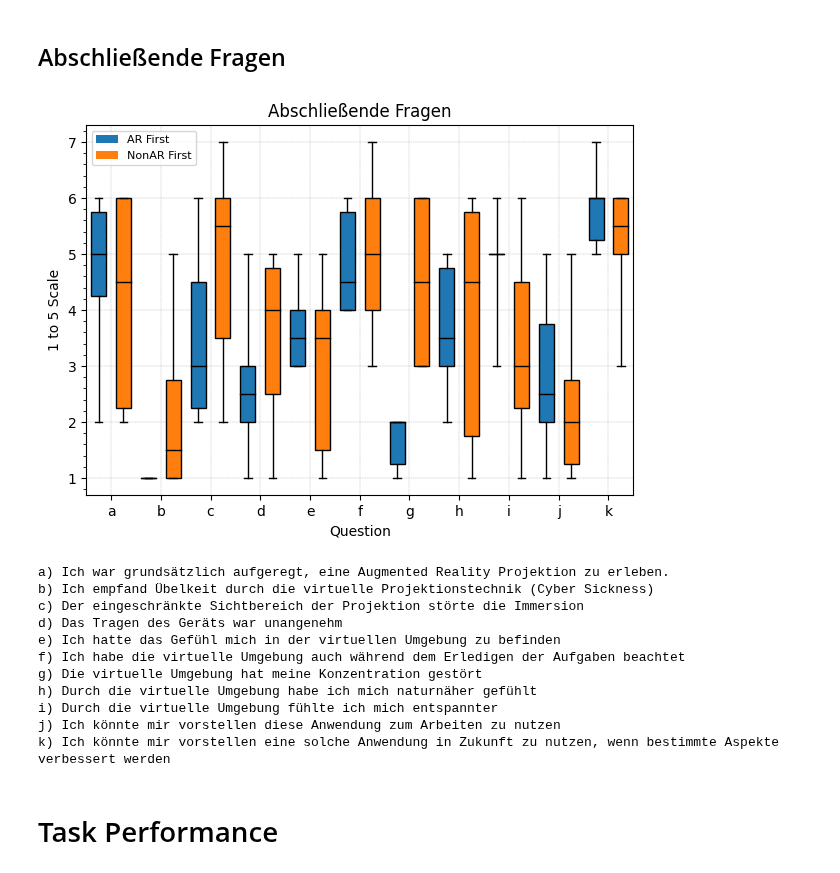
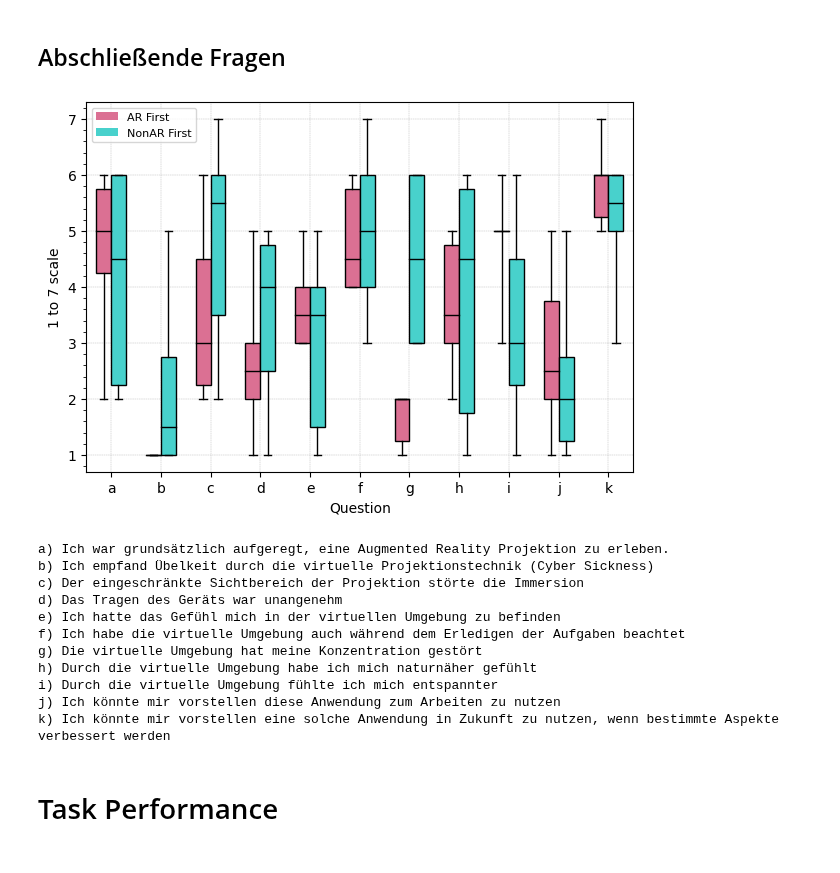
Before and after one commit to BrunoBerger/Zen-Office, a Jupyter notebook: Auswertung/plots.ipynb, the cells around one changed output. Drawn from its saved outputs; the diff is of its cells as text; code cells hidden in the pictures.

```diff
--- a/Auswertung/plots.ipynb
+++ b/Auswertung/plots.ipynb
@@ -1,10 +1,12 @@
 # %% [markdown]
 # Setup
 # %%
+import warnings
 
 import pandas as pd
 import seaborn as sns
 import pingouin as pg
+import numpy as np
 
 # import sys
 # sys.dont_write_bytecode = True
@@ -21,8 +23,8 @@ df = pd.read_csv("data/survey/finalsurvey.csv",
 keyToLabel = pd.read_csv("data/ListeDerVariablen.csv", encoding="utf-16")
 
 # if you want to switch from errors to correct answers
-# df["AR_Listen_Perf"] = 12 - df["AR_Listen_Perf"]
-# df["NonAR_Listen_Perf"] = 12 - df["NonAR_Listen_Perf"]
+df["AR_Listen_Perf"] = 12 - df["AR_Listen_Perf"]
+df["NonAR_Listen_Perf"] = 12 - df["NonAR_Listen_Perf"]
 # %% [markdown]
 # Survey
 # %% [markdown]
@@ -188,20 +189,33 @@ groupedBoxPlots(
 ## Abschließende Fragen
 # %%
 labels = [*"abcdefghijk"]
+absKey = AbschließendeFragen.Keys
+
+# # to show only the last two
+# specKey = AbschließendeFragen.Keys[-2:]
+# absKey = specKey
+# labels = labels[-2:]
+
+
 groupedBoxPlots(
-    [df.loc[(df["QUESTNNR"]=="ArFirst")][AbschließendeFragen.Keys],
-     df.loc[(df["QUESTNNR"]=="NonArFirst")][AbschließendeFragen.Keys]],
+    [df.loc[(df["QUESTNNR"]=="ArFirst")][absKey],
+     df.loc[(df["QUESTNNR"]=="NonArFirst")][absKey]],
     ["AR First", "NonAR First"],
     title="Abschließende Fragen",
     # labels=AbschließendeFragen.Names,
     labels=labels,
     rot=0,
-    # save=True
+    # save=True,
+    gapInGroup=0.3,
+    offsetFromLef=0.85,
+    save=True,
+    ylabel="1 to 7 scale",
+    colours=alt_COL_2Groups(1)
 )
 for label, frage, in zip(labels, AbschließendeFragen.Names):
     print(f"{label}) {frage}")
 # %% [output]
-[figure, old version]
+[figure, new version]
 a) Ich war grundsätzlich aufgeregt, eine Augmented Reality Projektion zu erleben.
 b) Ich empfand Übelkeit durch die virtuelle Projektionstechnik (Cyber Sickness)
 c) Der eingeschränkte Sichtbereich der Projektion störte die Immersion
```
Also changed, not shown: parts of 11 cells of this notebook, 1 other file.
